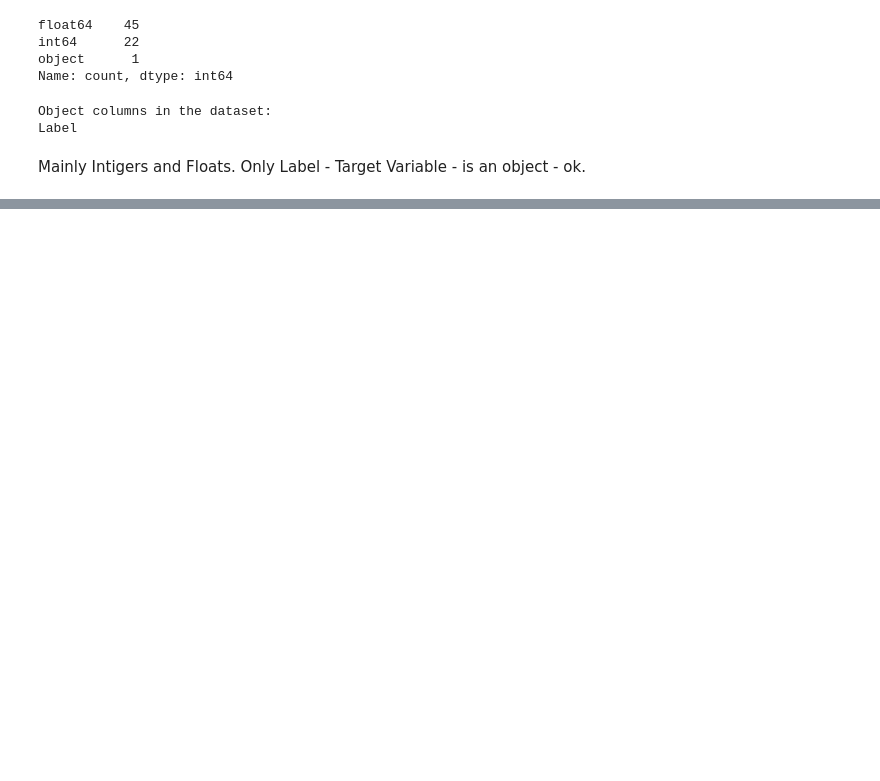
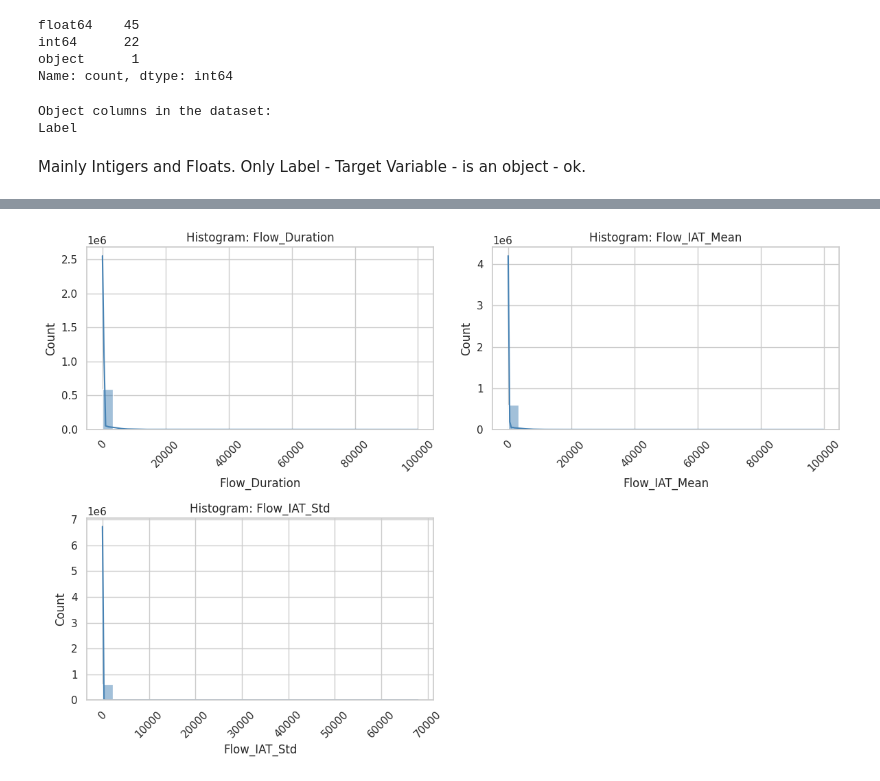
Before and after one commit to mikolajek22/IoT-Intrusion-Detection, a Jupyter notebook: project.ipynb, the cells around one changed output, grey strips where cells are left out. Saved outputs shown, nothing was run; the diff lists cells and outputs as text; code cells hidden in the pictures; blank space fills up the shorter version.

```diff
--- a/project.ipynb
+++ b/project.ipynb
@@ -215,0 +323,6 @@ Mainly Intigers and Floats. Only Label - Target Variable - is an object - ok.
+# %%
+# Transmission regular features
+col_to_hist = ['Flow_Duration', 'Flow_IAT_Mean', 'Flow_IAT_Std']
+plot_histograms(df[col_to_hist])
+# %% [output]
+[figure, added]
```
Also changed, not shown: parts of 20 cells of this notebook.
